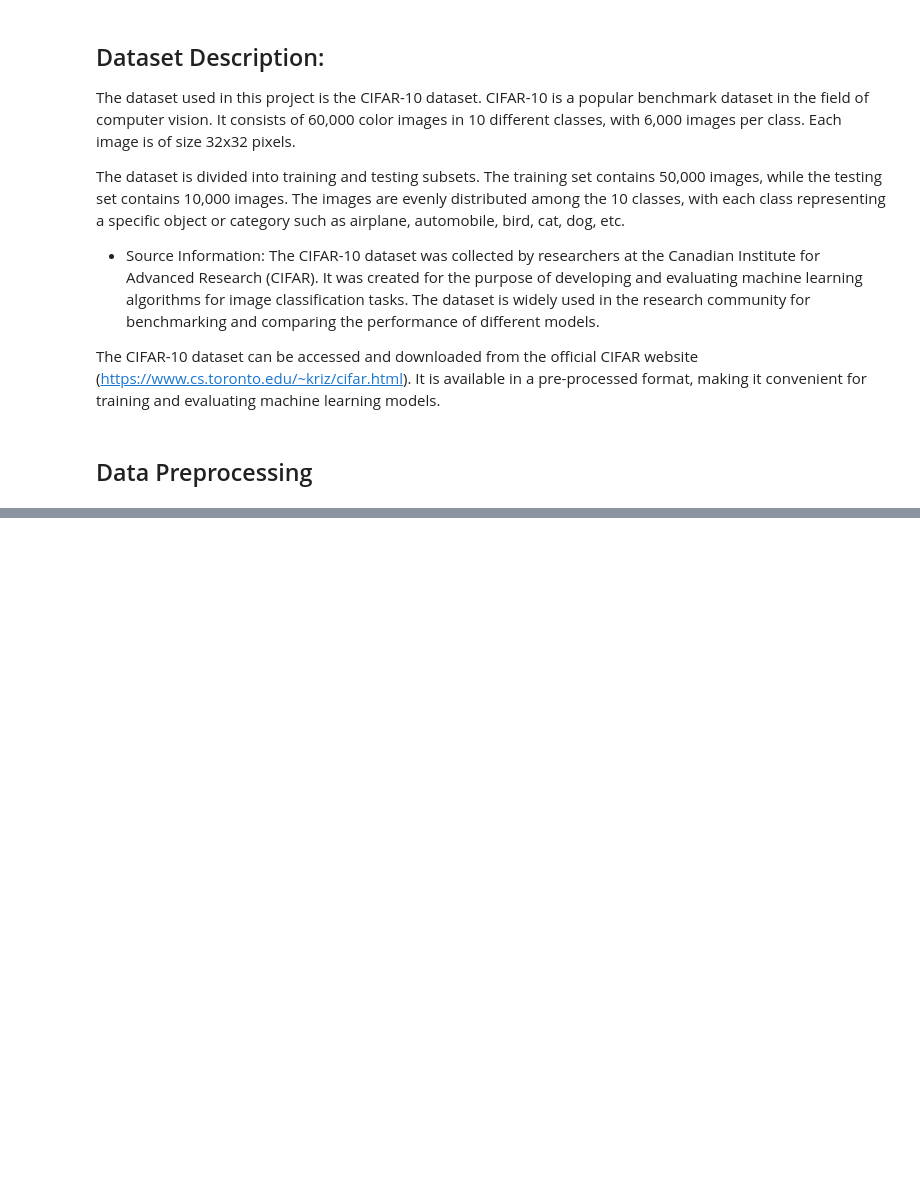
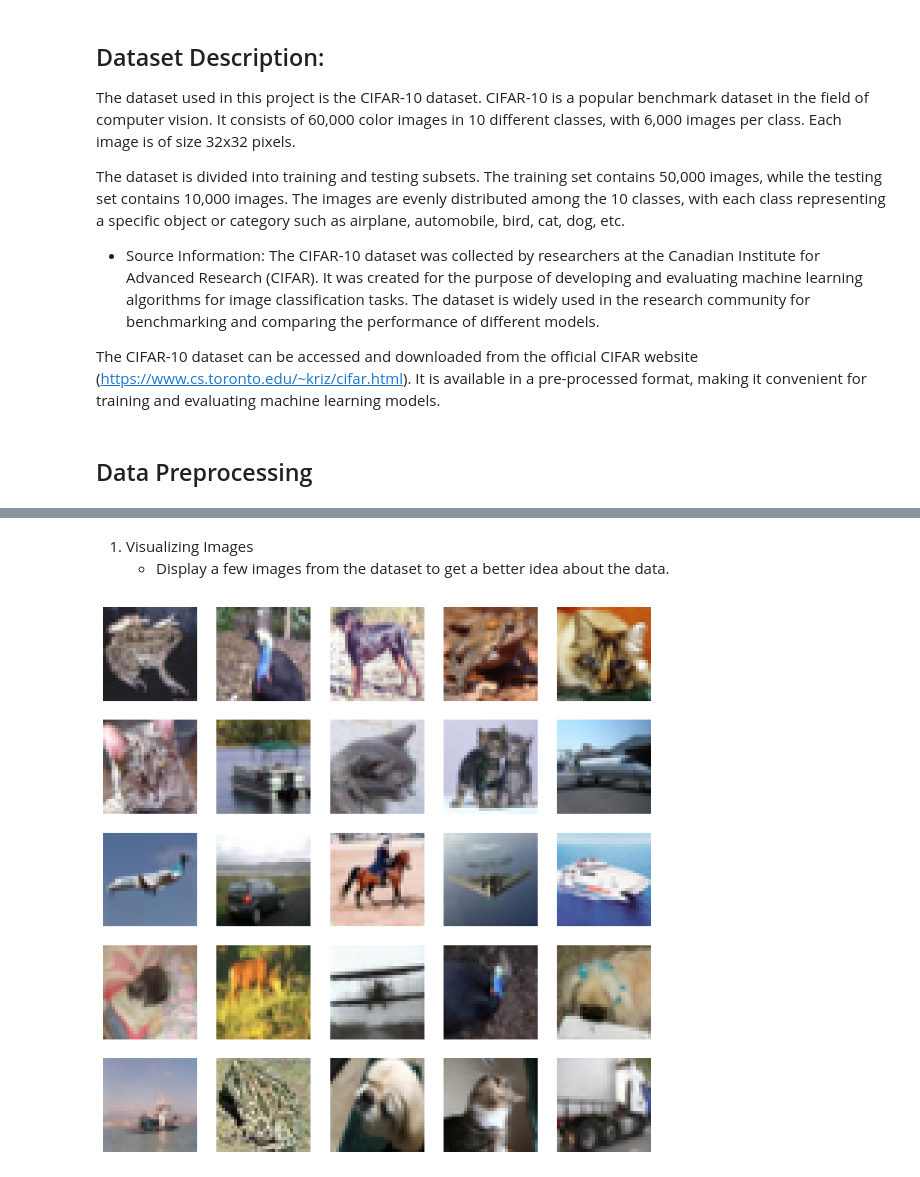
Before and after one commit to analyticsbyted/CNN-Image-Classification-CIFAR10, a Jupyter notebook: CNN_Image_Classification_CIFAR10.ipynb, the cells around one changed output, grey strips where cells are left out. Cells and saved outputs as stored; diff of their text form; code cells hidden in the pictures; blank space fills up the shorter version.

```diff
--- a/CNN_Image_Classification_CIFAR10.ipynb
+++ b/CNN_Image_Classification_CIFAR10.ipynb
@@ -92,27 +81,0 @@ Test labels shape: (10000, 10)
-# %%
-from tensorflow.keras.preprocessing.image import ImageDataGenerator
-
-# Normalize pixel values to be between 0 and 1
-x_train = x_train.astype('float32') / 255.0
-x_test = x_test.astype('float32') / 255.0
-
-# Convert labels to one-hot encoded vectors
-y_train = to_categorical(y_train, num_classes=10)
-y_test = to_categorical(y_test, num_classes=10)
-
-# Data Augmentation
-datagen = ImageDataGenerator(
-    rotation_range=10,  # Randomly rotate images by 10 degrees
-    width_shift_range=0.1,  # Randomly shift images horizontally by 10% of the width
-    height_shift_range=0.1,  # Randomly shift images vertically by 10% of the height
-    horizontal_flip=True  # Randomly flip images horizontally
-)
-
-# Fit the data augmentation generator on the training data
-datagen.fit(x_train)
-
-# Print the shape of the datasets
-print("Train images shape:", x_train.shape)
-print("Train labels shape:", y_train.shape)
-print("Test images shape:", x_test.shape)
-print("Test labels shape:", y_test.shape)
@@ -167,0 +82,13 @@ Test labels shape: (10000, 10, 10)
+# %% [markdown]
+1. Visualizing Images
+    -  Display a few images from the dataset to get a better idea about the data.
+# %%
+# Display a few sample images from the training set
+plt.figure(figsize=(10, 10))
+for i in range(25):
+    plt.subplot(5, 5, i + 1)
+    plt.imshow(x_train[i])
+    plt.axis('off')
+plt.show()
+# %% [output]
+[figure, added]
```
Also changed, not shown: parts of 41 cells of this notebook, 1 other file.
